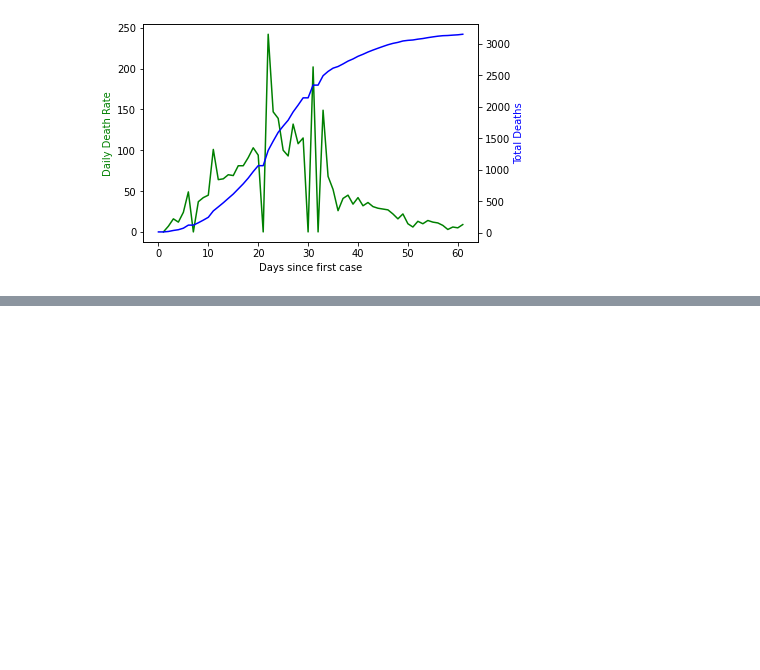
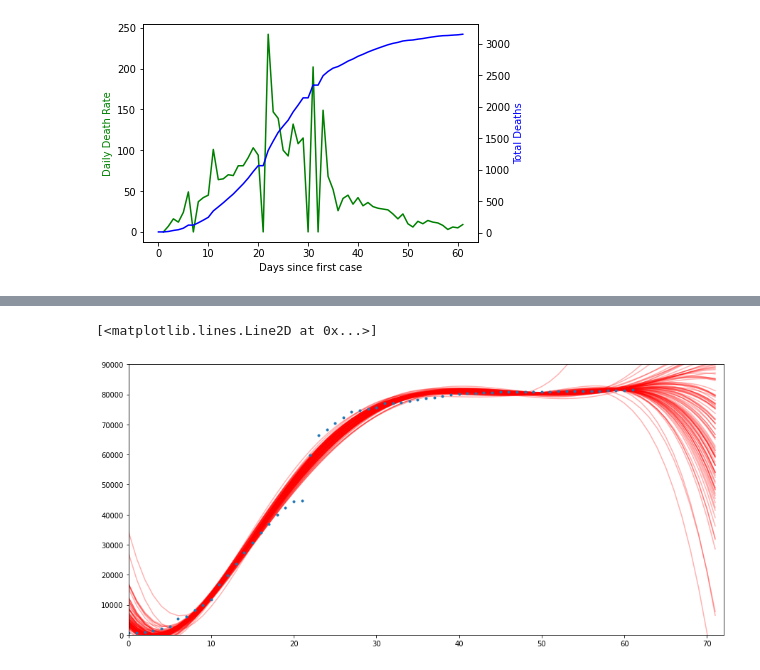
Before and after one commit to zhuowenzhao/COVID19-prediction, a Jupyter notebook: Kieran.ipynb, the cells around one changed output, grey strips where cells are left out. Saved outputs shown, nothing was run; the diff lists cells and outputs as text; code cells hidden in the pictures; blank space fills up the shorter version.

```diff
--- a/Kieran.ipynb
+++ b/Kieran.ipynb
@@ -229,0 +195,4 @@ KeyError: False
+# %%
+usa_cases = df2[df2[columns[1]]=='US']
+china_cases = df2[df2[columns[1]]=='China']
+italy_cases = df2[df2[columns[1]]=='Italy']
@@ -229,0 +286,21 @@ KeyError: False
+# %%
+china_val=get_country_total(china_cases)
+X=list(np.arange(0,len(china_val),1))
+# %%
+plt.figure(figsize=(15,7))
+plt.xlim(0,len(X)+10)
+plt.ylim(0,90000)
+size=10
+addon=list(range(len(X),len(X)+10,1))
+for i in range(100):
+    hold2=[]
+    sample=np.sort(np.random.choice(len(X),len(X)-size))
+    for ranval in sample:
+        hold2.append(china_val[ranval])
+    mymodel = np.poly1d(np.polyfit(sample, hold2, 5))
+    plt.plot(X+addon,mymodel(X+addon),'r',alpha=.3)
+
+plt.plot(X,china_val,'.')
+# %% [output]
+[<matplotlib.lines.Line2D at 0x...>]
+[figure, added]
```
Also changed, not shown: parts of 16 cells of this notebook.
